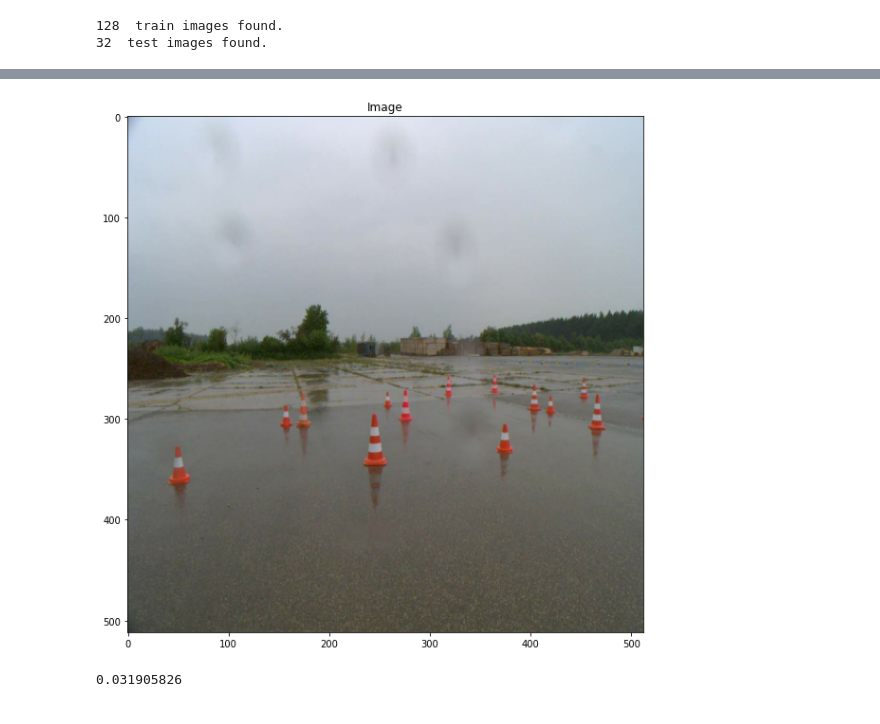
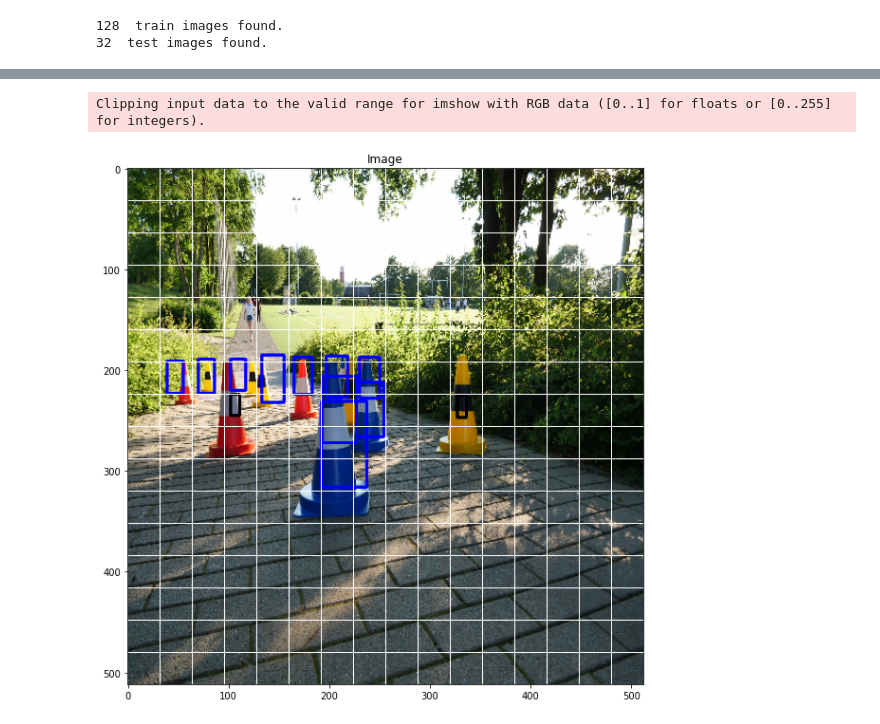
Before and after one commit to David-Un-ger/YOLO_ConeDetection, a Jupyter notebook: train.ipynb, the cells around one changed output, grey strips where cells are left out. Drawn from its saved outputs; the diff is of its cells as text; code cells hidden in the pictures.

```diff
--- a/train.ipynb
+++ b/train.ipynb
@@ -319,6 +319,7 @@ Clipping input data to the valid range for imshow with RGB data ([0..1] for floa
 input_layer = keras.layers.Input(shape=(img_width, img_height, img_channels))
 x = keras.layers.Conv2D(16, (3, 3), strides=(2,2), activation='relu', padding='same')(input_layer)
 x = keras.layers.Conv2D(32, (3, 3), strides=(1,1), activation='relu', padding='same')(x)
+x = keras.layers.Conv2D(64, (3, 3), strides=(2,2), activation='relu', padding='same')(x)
 x = keras.layers.Conv2D(64, (3, 3), strides=(2,2), activation='relu', padding='same')(x)
 x = keras.layers.Conv2D(64, (3, 3), strides=(1,1), activation='relu', padding='same')(x)
 x = keras.layers.Conv2D(128, (3, 3), strides=(2,2), activation='relu', padding='same')(x)
@@ -340,16 +343,29 @@ def loss_yolo_v1(y, y_pred):
 
 
     # objectness
-    sigmoid_CE = tfa.losses.SigmoidFocalCrossEntropy()#alpha=0.05)
-    obj_loss = sigmoid_CE(y[...,0], y_pred[...,0])  # y[...,0] adresses all objectness scores
-
+    #sigmoid_CE = tfa.losses.SigmoidFocalCrossEntropy(gamma=10) # alpha=0.1)
+    #
+    #obj_loss = sigmoid_CE(y[...,0], y_pred[...,0])  # y[...,0] adresses all objectness scores
+    #loss = obj_loss
 
     # bboxes as GIoU
 
     # as a start getting ones:
-    rest_loss = keras.losses.mean_squared_error(tf.ones_like(y_pred[...,1:]), y_pred[...,1:])
-    loss = obj_loss + rest_loss
+    #rest_loss = keras.losses.mean_squared_error(tf.ones_like(y_pred[...,1:]), y_pred[...,1:])
+    #loss = obj_loss #+ rest_loss
 
+    #bce = tf.keras.losses.BinaryCrossentropy()
+    mse = tf.keras.losses.MeanSquaredError()
+    obj_weight = tf.ones_like(y[...,0])*0.01 + y[...,0]*100
+    #print(sample_weight.shape, y.shape, y[...,0].shape)
+    obj_loss = mse(y[...,0], y_pred[...,0])*obj_weight
+
+    box_weight = [y[...,0],y[...,0],y[...,0],y[...,0]]
+    box_weight = tf.stack(box_weight, axis=3)
+    box_loss = mse(y[...,1:5], y_pred[...,1:5])*box_weight
+
+
+    loss = tf.math.reduce_sum(obj_loss) + tf.math.reduce_sum(box_loss)
     # -----------------------------------------------------------------------
 
     # first, find a mapping for each grid cell, which anchor
@@ -404,7 +420,7 @@ if load_model:
 
 else:
     model = keras.Model(inputs=input_layer, outputs=x)
-    opt = keras.optimizers.Adam(learning_rate=0.0001)
+    opt = keras.optimizers.Adam(learning_rate=0.001)
     model.compile(optimizer=opt, loss=loss_yolo_v1)
 
 print(model.summary())
@@ -429,7 +445,7 @@ None
 # %%
 model.fit(
     ds_train,
-    epochs=20,
+    epochs=50,
     verbose=2,
     # Only run validation using the first 10 batches of the dataset
     # using the `validation_steps` argument
@@ -443,15 +474,11 @@ InvalidArgumentError: ignored
 # %%
 y_pred = 0
 for images, y in ds_train:
     #print(images.shape)
-    i = np.random.randint(0, batch_size)
     y_pred = model.predict(images)
-    image = draw_bounding_box(images[i], tf.convert_to_tensor(y_pred[i]), draw_grid=True)
+    image = draw_bounding_box(images[0], tf.convert_to_tensor(y_pred[0]), draw_grid=True)
     visualize(image)
     break
 # %% [output]
+Clipping input data to the valid range for imshow with RGB data ([0..1] for floats or [0..255] for integers).
-[figure, old version]
+[figure, new version]
-# %%
-y_pred[0,:,:,0].max()
-# %% [output]
-0.031905826
```
Also changed, not shown: parts of 11 cells of this notebook.
